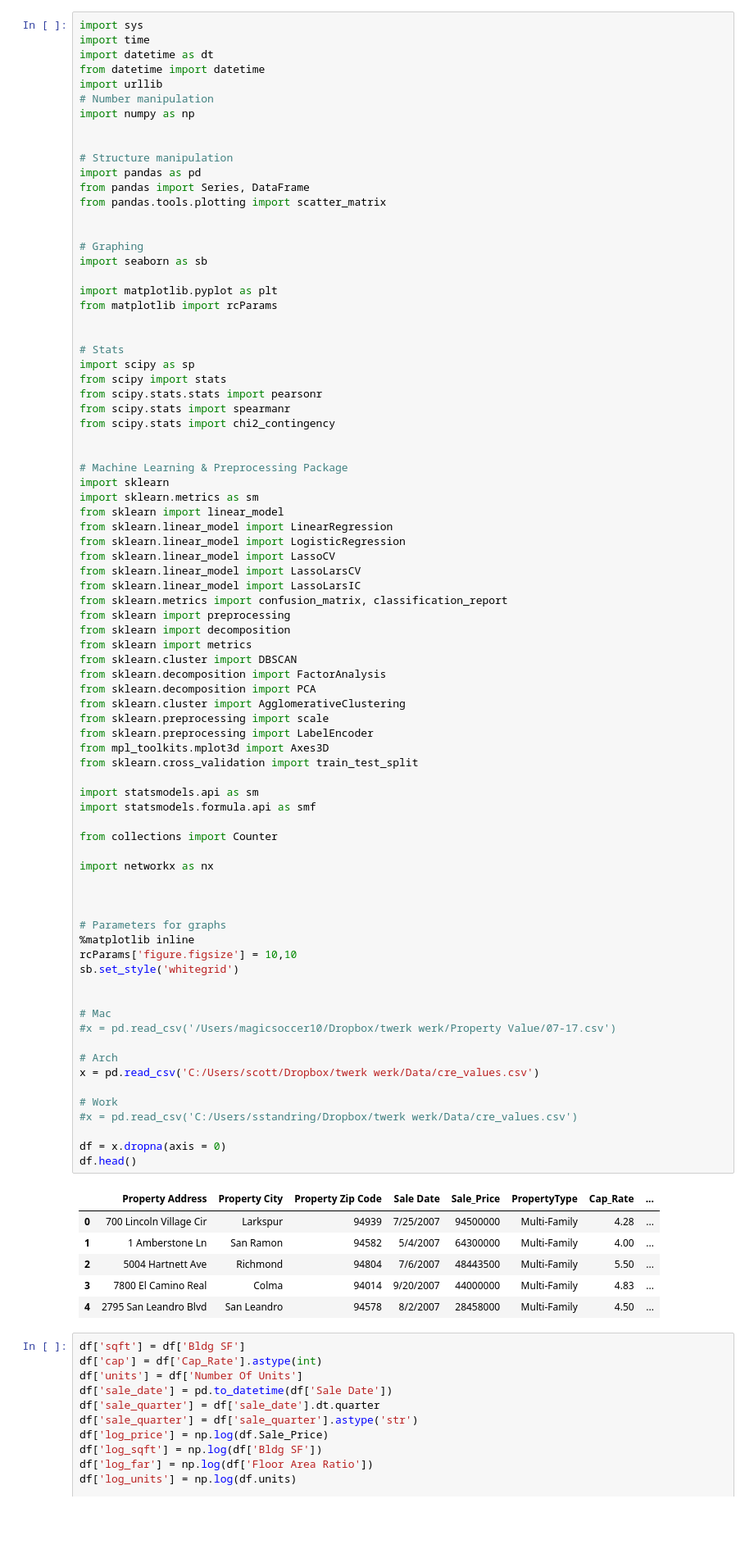
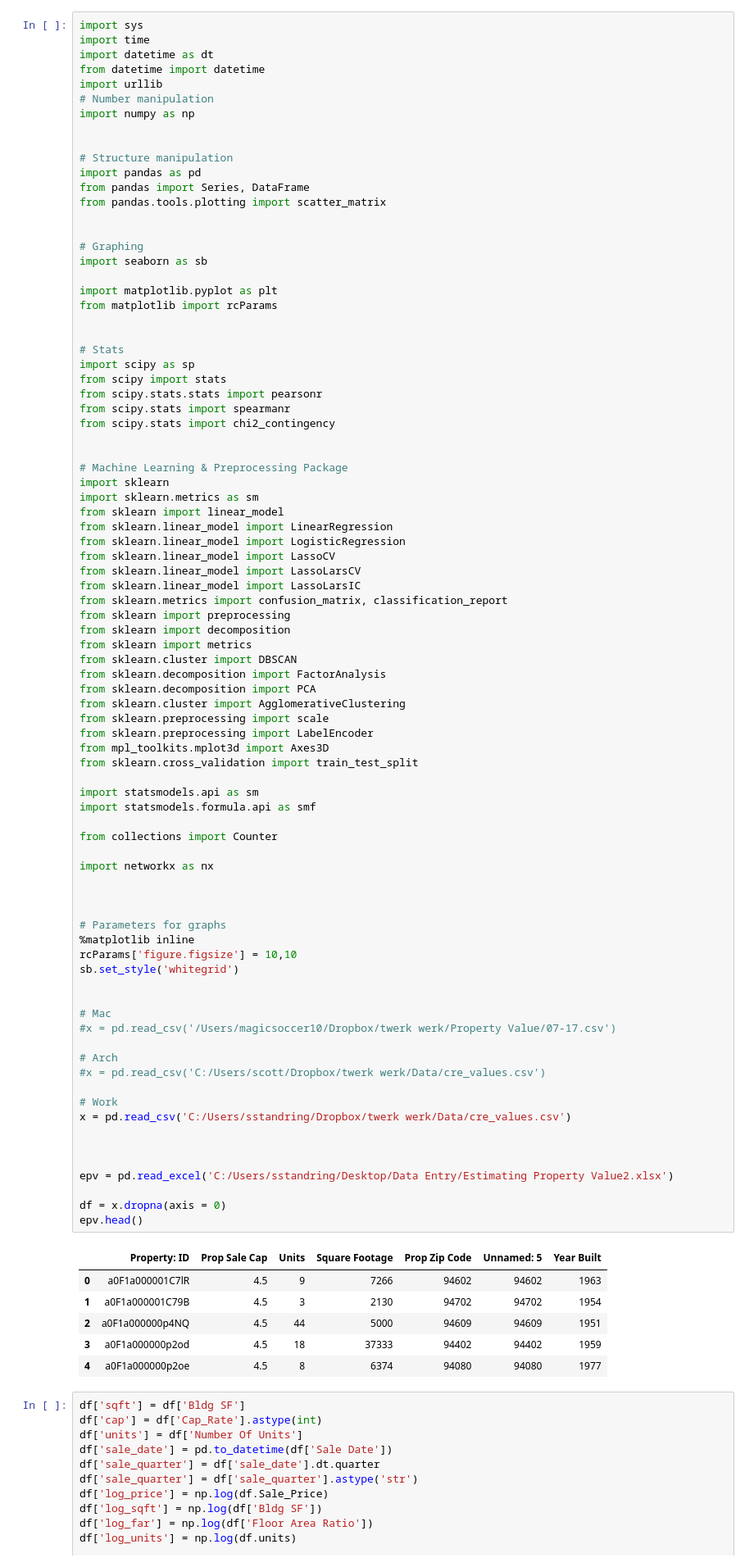
Before and after one commit to Pippeys/Property-Value, a Jupyter notebook: Jupyter/BayAreaEstimate.ipynb, the cells around one changed output. Shown at 82% size. Saved outputs shown, nothing was run; the diff lists cells and outputs as text; blank space fills up the shorter version.

```diff
--- a/Jupyter/BayAreaEstimate.ipynb
+++ b/Jupyter/BayAreaEstimate.ipynb
@@ -48,42 +48,46 @@ from sklearn.decomposition import PCA
 from sklearn.cluster import AgglomerativeClustering
 from sklearn.preprocessing import scale
 from sklearn.preprocessing import LabelEncoder
 from mpl_toolkits.mplot3d import Axes3D
 from sklearn.cross_validation import train_test_split
 
 import statsmodels.api as sm
 import statsmodels.formula.api as smf
 
 from collections import Counter
 
 import networkx as nx
 
 
 
 # Parameters for graphs
 %matplotlib inline
 rcParams['figure.figsize'] = 10,10
 sb.set_style('whitegrid')
 
 
 # Mac
 #x = pd.read_csv('/Users/magicsoccer10/Dropbox/twerk werk/Property Value/07-17.csv')
 
 # Arch
-x = pd.read_csv('C:/Users/scott/Dropbox/twerk werk/Data/cre_values.csv')
+#x = pd.read_csv('C:/Users/scott/Dropbox/twerk werk/Data/cre_values.csv')
 
 # Work
-#x = pd.read_csv('C:/Users/sstandring/Dropbox/twerk werk/Data/cre_values.csv')
+x = pd.read_csv('C:/Users/sstandring/Dropbox/twerk werk/Data/cre_values.csv')
+
+
+
+epv = pd.read_excel('C:/Users/sstandring/Desktop/Data Entry/Estimating Property Value2.xlsx')
 
 df = x.dropna(axis = 0)
-df.head()
+epv.head()
 # %% [output]
-|  | Property Address | Property City | Property Zip Code | Sale Date | Sale_Price | PropertyType | Cap_Rate | ... |
-| 0 | 700 Lincoln Village Cir | Larkspur | 94939 | 7/25/2007 | 94500000 | Multi-Family | 4.28 | ... |
-| 1 | 1 Amberstone Ln | San Ramon | 94582 | 5/4/2007 | 64300000 | Multi-Family | 4.00 | ... |
-| 2 | 5004 Hartnett Ave | Richmond | 94804 | 7/6/2007 | 48443500 | Multi-Family | 5.50 | ... |
-| 3 | 7800 El Camino Real | Colma | 94014 | 9/20/2007 | 44000000 | Multi-Family | 4.83 | ... |
-| 4 | 2795 San Leandro Blvd | San Leandro | 94578 | 8/2/2007 | 28458000 | Multi-Family | 4.50 | ... |
+|  | Property: ID | Prop Sale Cap | Units | Square Footage | Prop Zip Code | Unnamed: 5 | Year Built |
+| 0 | a0F1a000001C7lR | 4.5 | 9 | 7266 | 94602 | 94602 | 1963 |
+| 1 | a0F1a000001C79B | 4.5 | 3 | 2130 | 94702 | 94702 | 1954 |
+| 2 | a0F1a000000p4NQ | 4.5 | 44 | 5000 | 94609 | 94609 | 1951 |
+| 3 | a0F1a000000p2od | 4.5 | 18 | 37333 | 94402 | 94402 | 1959 |
+| 4 | a0F1a000000p2oe | 4.5 | 8 | 6374 | 94080 | 94080 | 1977 |
 # %%
 df['sqft'] = df['Bldg SF']
 df['cap'] = df['Cap_Rate'].astype(int)
```
Also changed, not shown: parts of 6 cells of this notebook, 2 other files.
